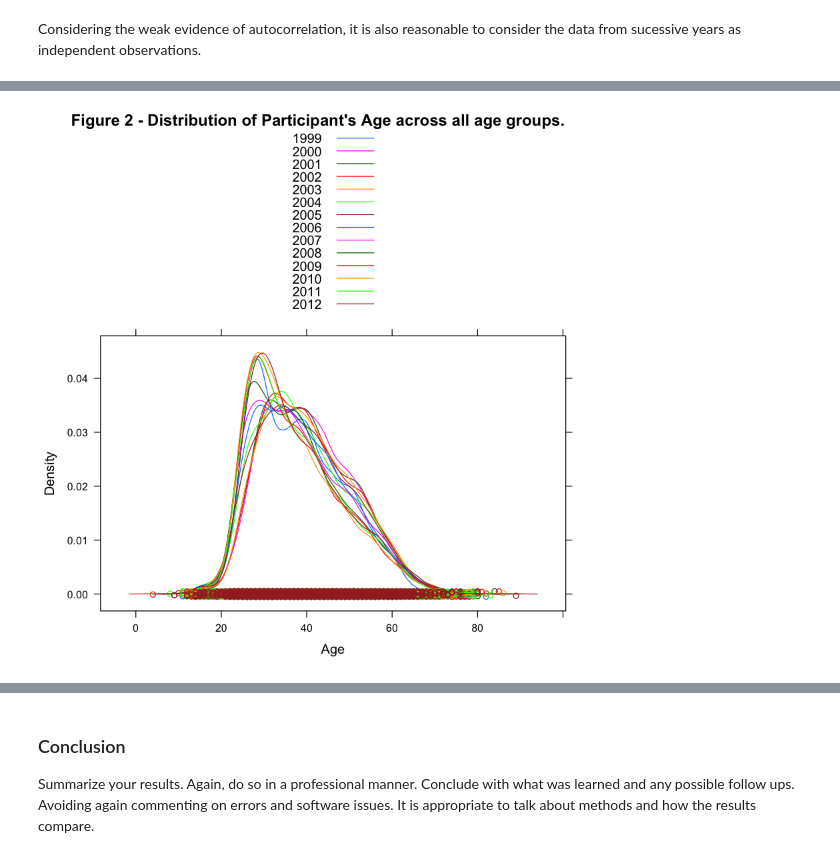
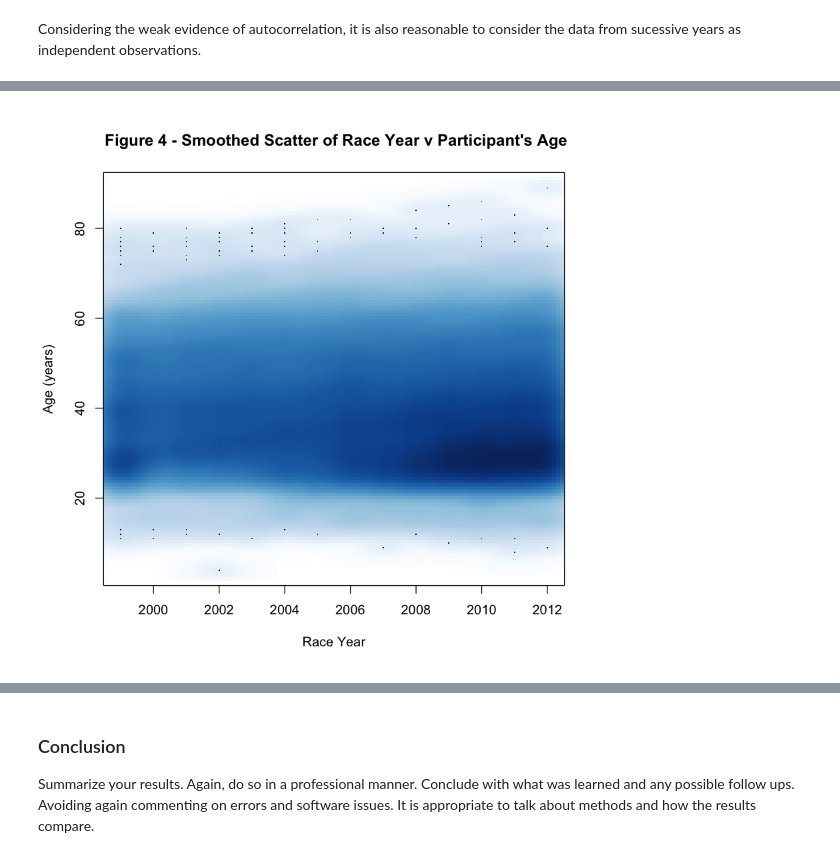
Before and after one commit to jduranengineer/QTW-Projects, a Jupyter notebook: Proj 2 Cherry Blossom/Byrne_Duran_Hwk_2.ipynb, the cells around one changed output, grey strips where cells are left out. Cells and saved outputs as stored; diff of their text form; code cells hidden in the pictures.

```diff
--- a/Proj 2 Cherry Blossom/Byrne_Duran_Hwk_2.ipynb
+++ b/Proj 2 Cherry Blossom/Byrne_Duran_Hwk_2.ipynb
@@ -109,5 +110,5 @@ densityplot(~Age,data=mensResults, main = "Figure 2 - Distribution of Participan
-# %%
-densityplot(~Age,data=mensResults,groups = Race,auto.key=TRUE,
-            main = "Figure 2 - Distribution of Participant's Age across all age groups.")
-# %% [output]
-[figure, removed]
+# %%
+smoothScatter(y = mensResults$Age, x = as.character(mensResults$Race),ylab = "Age (years)", xlab = "Race Year",
+              main=" Figure 4 - Smoothed Scatter of Race Year v Participant's Age")
+# %% [output]
+[figure, added]
```
Also changed, not shown: parts of 14 cells of this notebook, 1 other file.
